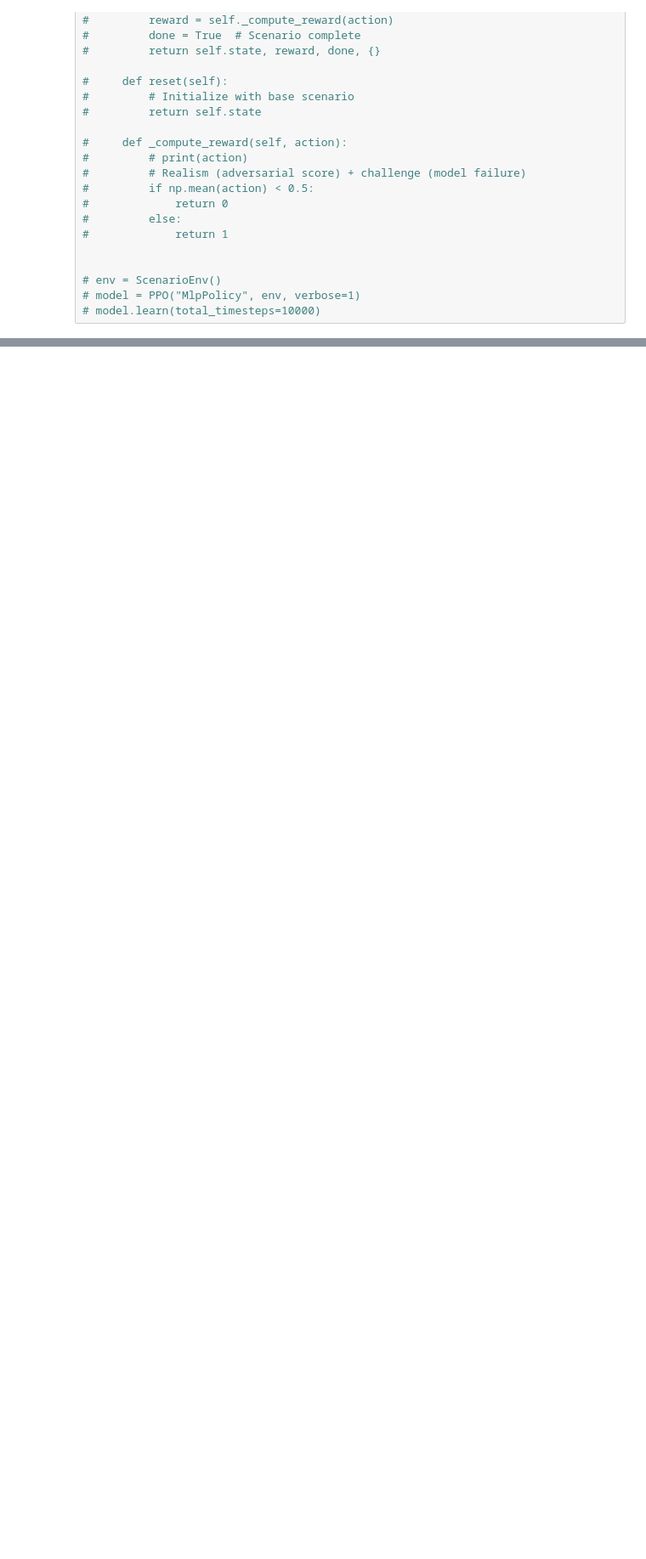
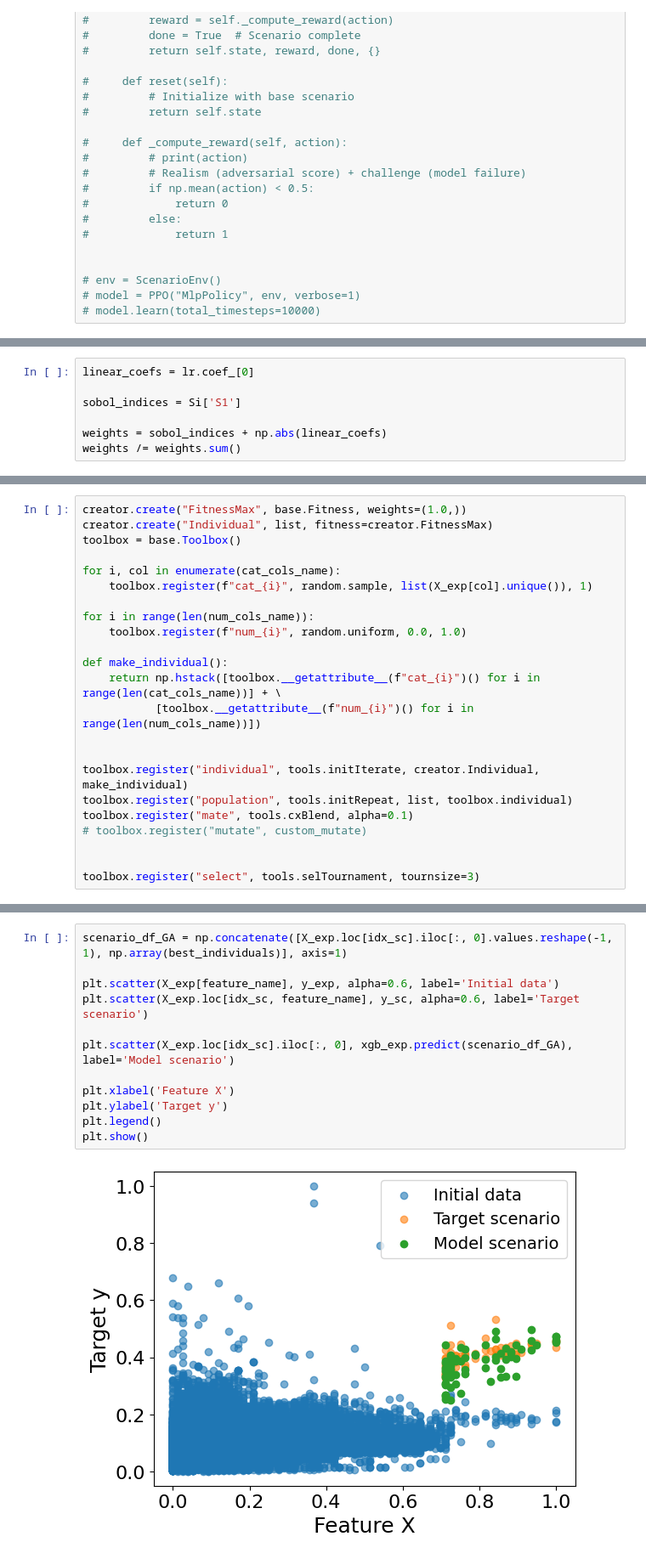
Before and after one commit to osa-bot/Benchmarking, a Jupyter notebook: Scenario_model.ipynb, the cells around one changed output, grey strips where cells are left out. Shown at 85% size. Saved outputs shown, nothing was run; the diff lists cells and outputs as text; blank space fills up the shorter version.

```diff
--- a/Scenario_model.ipynb
+++ b/Scenario_model.ipynb
@@ -1332,0 +1378,7 @@ plt.show()
+# %%
+linear_coefs = lr.coef_[0]
+
+sobol_indices = Si['S1']
+
+weights = sobol_indices + np.abs(linear_coefs)
+weights /= weights.sum()
@@ -1332,0 +1403,23 @@ plt.show()
+# %%
+creator.create("FitnessMax", base.Fitness, weights=(1.0,))
+creator.create("Individual", list, fitness=creator.FitnessMax)
+toolbox = base.Toolbox()
+
+for i, col in enumerate(cat_cols_name):
+    toolbox.register(f"cat_{i}", random.sample, list(X_exp[col].unique()), 1)
+
+for i in range(len(num_cols_name)):
+    toolbox.register(f"num_{i}", random.uniform, 0.0, 1.0)
+
+def make_individual():
+    return np.hstack([toolbox.__getattribute__(f"cat_{i}")() for i in range(len(cat_cols_name))] + \
+           [toolbox.__getattribute__(f"num_{i}")() for i in range(len(num_cols_name))])
+
+
+toolbox.register("individual", tools.initIterate, creator.Individual, make_individual)
+toolbox.register("population", tools.initRepeat, list, toolbox.individual)
+toolbox.register("mate", tools.cxBlend, alpha=0.1)
+# toolbox.register("mutate", custom_mutate)
+
+
+toolbox.register("select", tools.selTournament, tournsize=3)
@@ -1332,0 +1493,14 @@ plt.show()
+# %%
+scenario_df_GA = np.concatenate([X_exp.loc[idx_sc].iloc[:, 0].values.reshape(-1, 1), np.array(best_individuals)], axis=1)
+
+plt.scatter(X_exp[feature_name], y_exp, alpha=0.6, label='Initial data')
+plt.scatter(X_exp.loc[idx_sc, feature_name], y_sc, alpha=0.6, label='Target scenario')
+
+plt.scatter(X_exp.loc[idx_sc].iloc[:, 0], xgb_exp.predict(scenario_df_GA), label='Model scenario')
+
+plt.xlabel('Feature X')
+plt.ylabel('Target y')
+plt.legend()
+plt.show()
+# %% [output]
+[figure, added]
```
Also changed, not shown: parts of 17 cells of this notebook.
